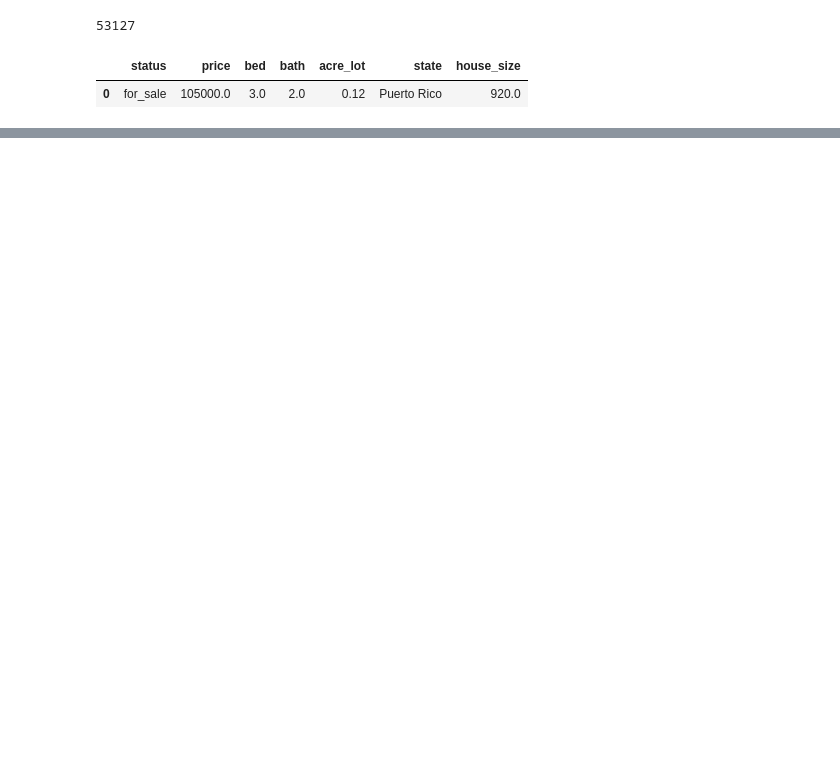
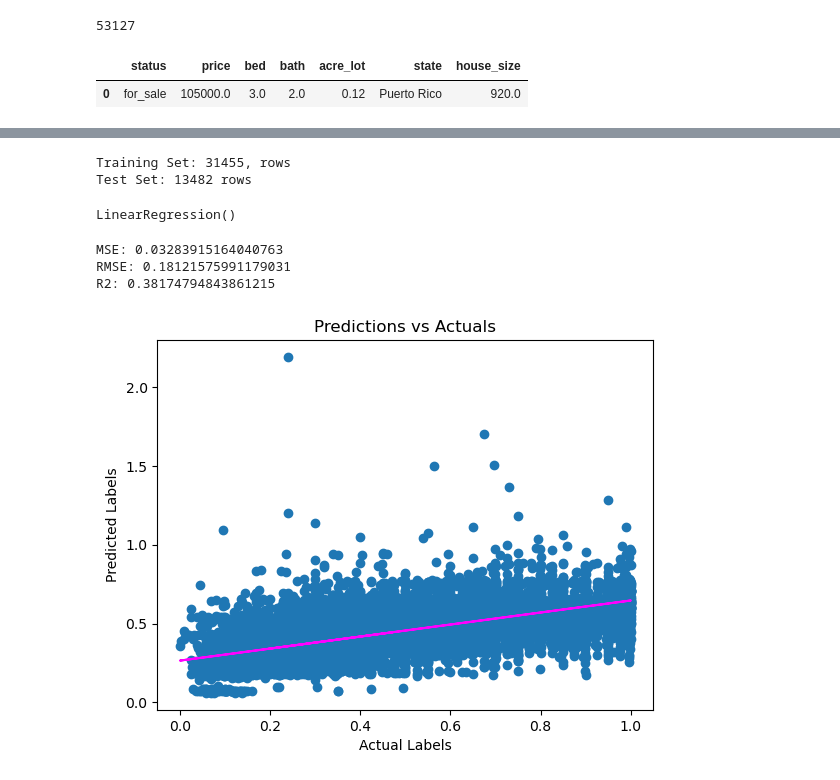
Before and after one commit to ryjamj/ML-USA-Real-Estate-Dataset, a Jupyter notebook: Predict Prices.ipynb, the cells around one changed output, grey strips where cells are left out. Cells and saved outputs as stored; diff of their text form; code cells hidden in the pictures; blank space fills up the shorter version.

```diff
--- a/Predict Prices.ipynb
+++ b/Predict Prices.ipynb
@@ -286,0 +319,6 @@ Test Set: 14996 rows
+# %%
+df2 = df1.copy()
+# apply normalization techniques
+for column in df2.columns:
+    df2[column] = df2[column]  / df2[column].abs().max()
+df2.head()
@@ -286,0 +332,35 @@ Test Set: 14996 rows
+# %%
+X, y = df2[df2.columns[1:-1]].values, df2[df2.columns[0]].values
+X_train, X_test, y_train, y_test = train_test_split(X, y, test_size=0.30, random_state=0)
+print ('Training Set: %d, rows\nTest Set: %d rows' % (X_train.shape[0], X_test.shape[0]))
+model.fit(X_train, y_train)
+# %% [output]
+Training Set: 31455, rows
+Test Set: 13482 rows
+LinearRegression()
+# %%
+# Get predictions
+predictions = model.predict(X_test)
+
+# Display metrics
+mse = mean_squared_error(y_test, predictions)
+print("MSE:", mse)
+rmse = np.sqrt(mse)
+print("RMSE:", rmse)
+r2 = r2_score(y_test, predictions)
+print("R2:", r2)
+
+# Plot predicted vs actual
+plt.scatter(y_test, predictions)
+plt.xlabel('Actual Labels')
+plt.ylabel('Predicted Labels')
+plt.title('Predictions vs Actuals')
+z = np.polyfit(y_test, predictions, 1)
+p = np.poly1d(z)
+plt.plot(y_test,p(y_test), color='magenta')
+plt.show()
+# %% [output]
+MSE: 0.03283915164040763
+RMSE: 0.18121575991179031
+R2: 0.38174794843861215
+[figure, added]
```
Also changed, not shown: parts of 16 cells of this notebook, 1 other file.
